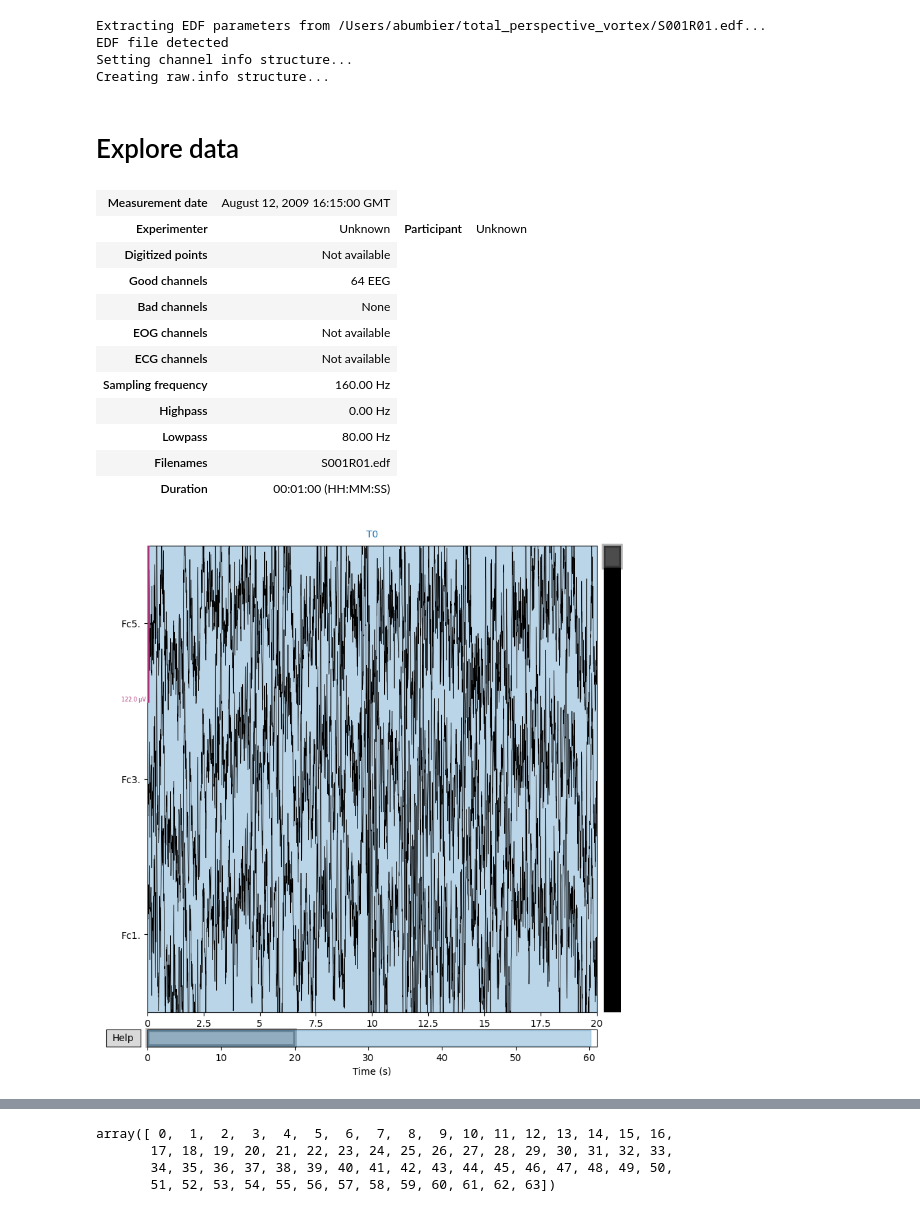
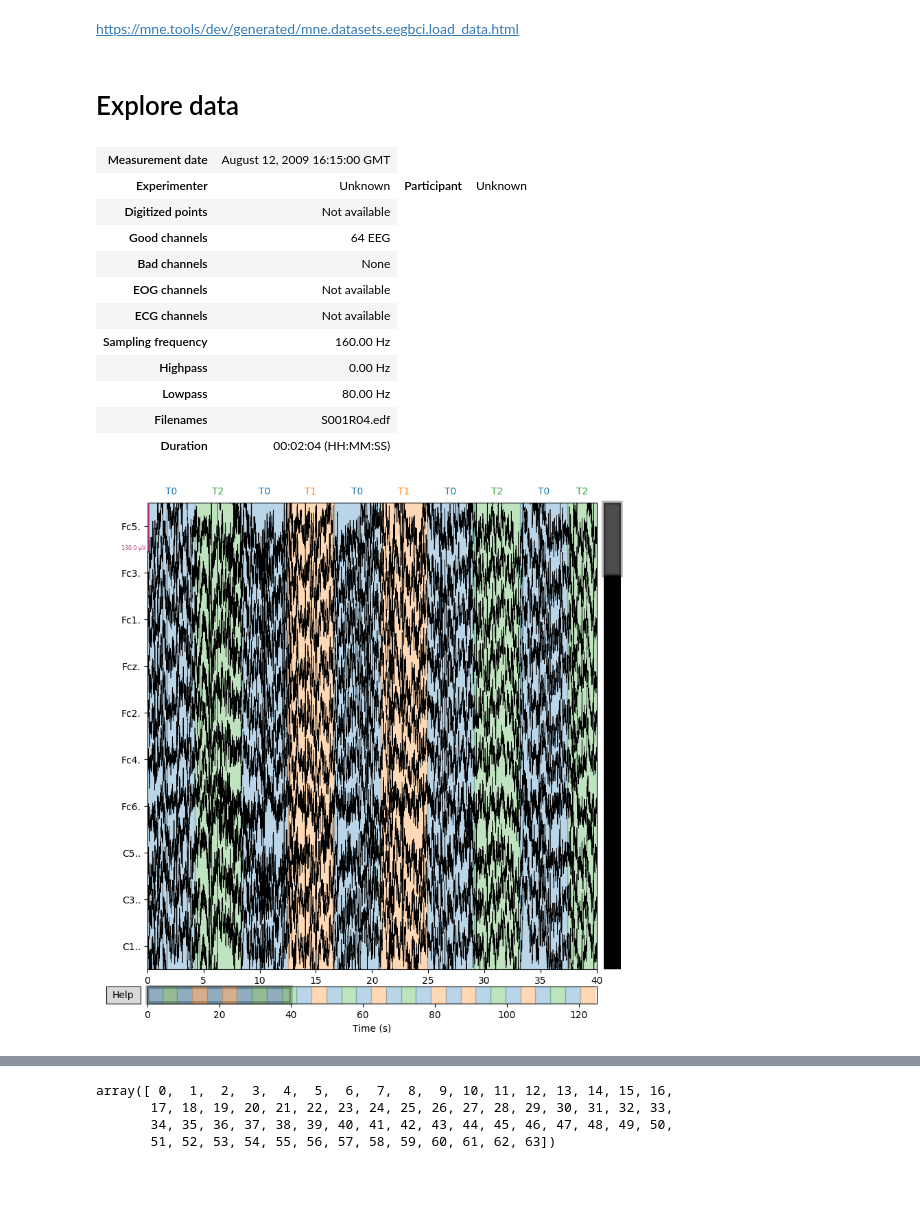
Before and after one commit to Bumbieris31/eegbci_analysis, a Jupyter notebook: total_perspective_vortex_guide.ipynb, the cells around one changed output, grey strips where cells are left out. Saved outputs shown, nothing was run; the diff lists cells and outputs as text; code cells hidden in the pictures; blank space fills up the shorter version.

```diff
--- a/total_perspective_vortex_guide.ipynb
+++ b/total_perspective_vortex_guide.ipynb
@@ -1,12 +1,3 @@
 # %%
 import mne
 import requests
-# %%
-response = requests.get("https://archive.physionet.org/pn4/eegmmidb/S001/S001R01.edf")
-open("S001R01.edf", "wb").write(response.content)
-edf_raw = mne.io.read_raw_edf("S001R01.edf")
-# %% [output]
-Extracting EDF parameters from /Users/abumbier/total_perspective_vortex/S001R01.edf...
-EDF file detected
-Setting channel info structure...
-Creating raw.info structure...
@@ -12,0 +6,2 @@ Creating raw.info structure...
+# %% [markdown]
+https://mne.tools/dev/generated/mne.datasets.eegbci.load_data.html
@@ -25,9 +25,9 @@ edf_raw.del_proj()
 | Sampling frequency | 160.00 Hz |
 | Highpass | 0.00 Hz |
 | Lowpass | 80.00 Hz |
-| Filenames | S001R01.edf |
-| Duration | 00:01:00 (HH:MM:SS) |
+| Filenames | S001R04.edf |
+| Duration | 00:02:04 (HH:MM:SS) |
 # %%
-_ = edf_raw.plot(n_channels=3, scalings='auto', duration=20, remove_dc=False)
+_ = edf_raw.plot(n_channels=10, scalings='auto', duration=40, remove_dc=False)
 # %% [output]
-[figure, old version]
+[figure, new version]
```
Also changed, not shown: parts of 13 cells of this notebook, 31 other files.
